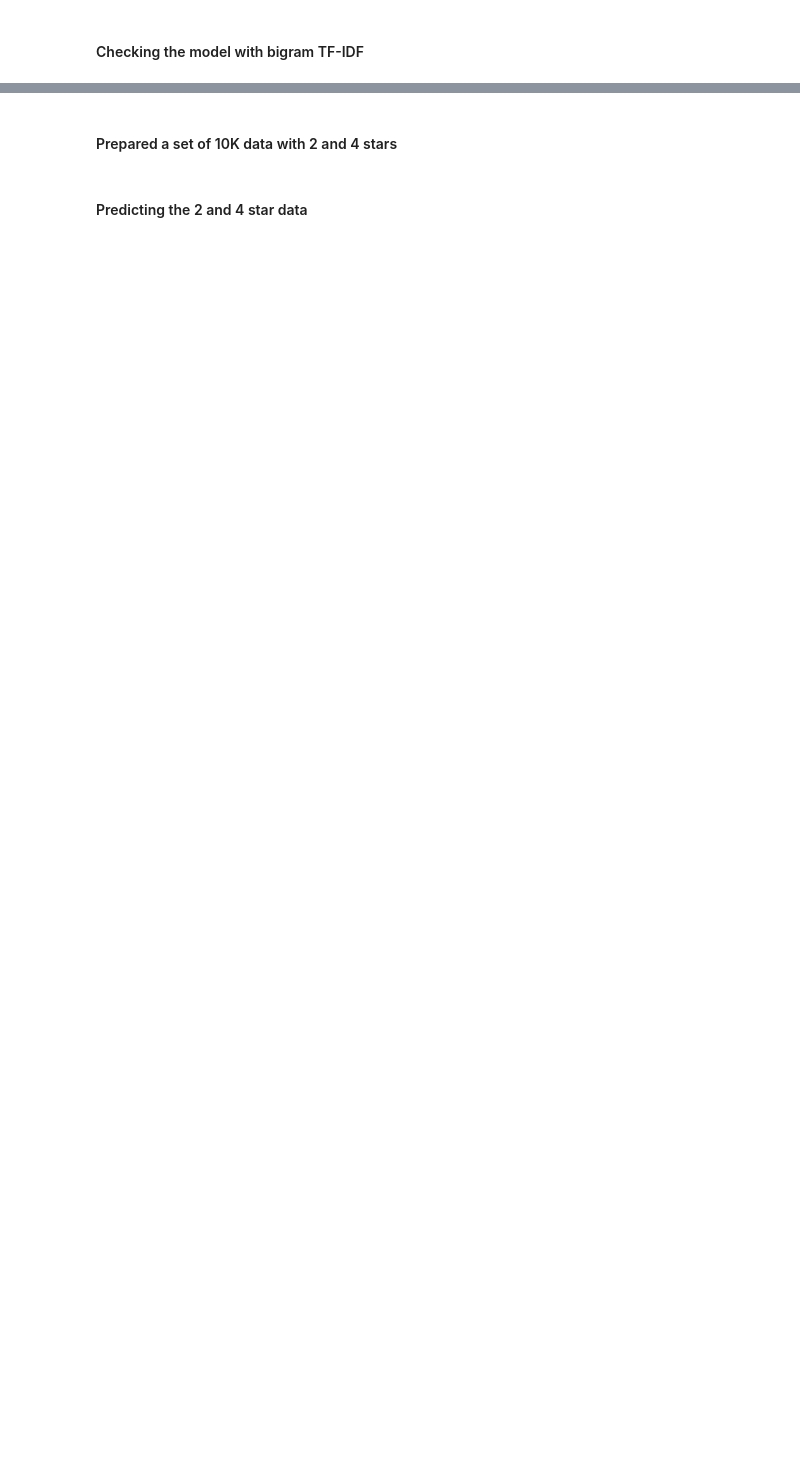
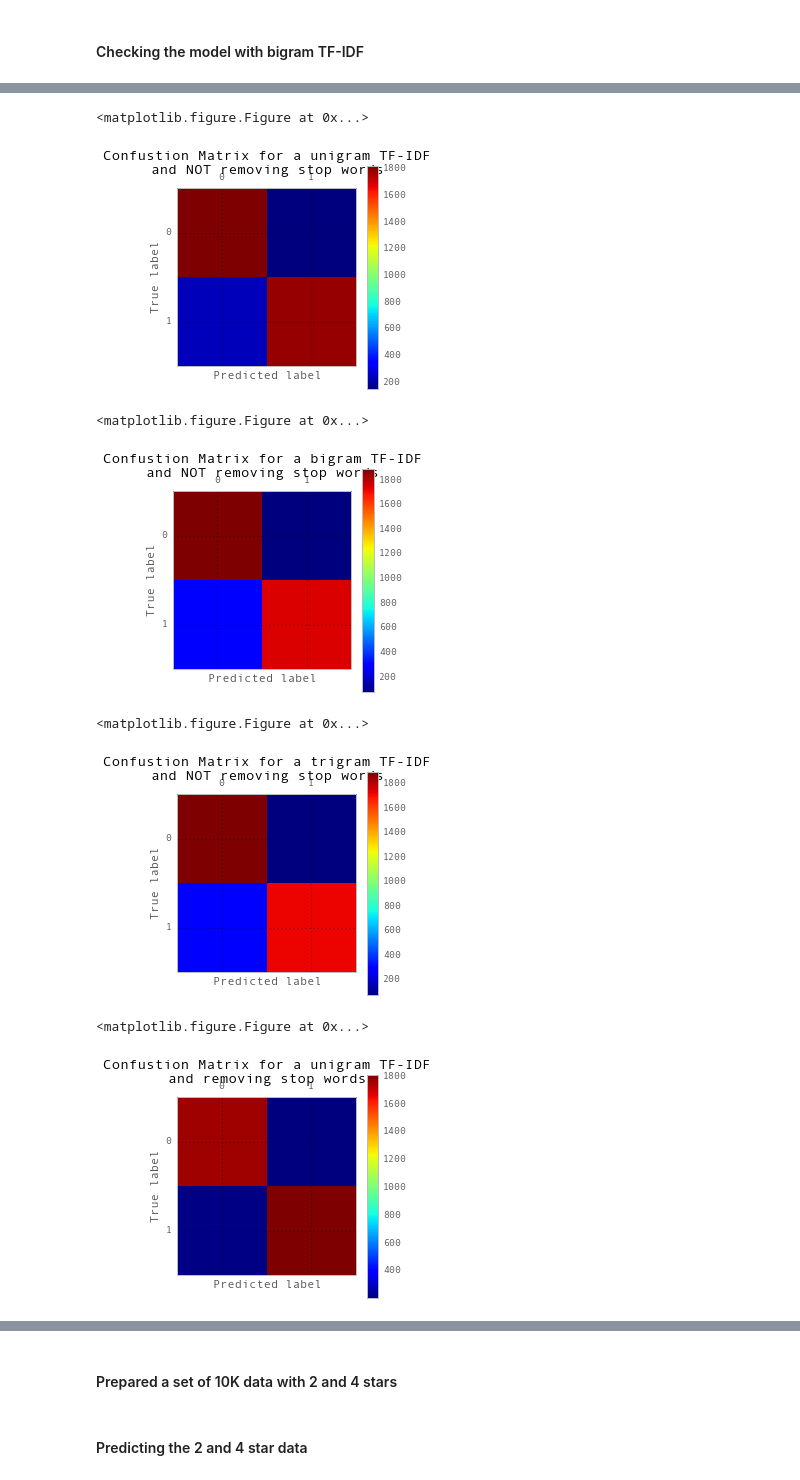
Before and after one commit to gitpaulsmith/Reviews, a Jupyter notebook: Scikit_NB.ipynb, the cells around one changed output, grey strips where cells are left out. Drawn from its saved outputs; the diff is of its cells as text; code cells hidden in the pictures; blank space fills up the shorter version.

```diff
--- a/Scikit_NB.ipynb
+++ b/Scikit_NB.ipynb
@@ -198,0 +203,19 @@ Train Score is  0.9902
+# %%
+
+makeConfusion_Matrix_Plot(cm_unigram_none,'Confustion Matrix for a unigram TF-IDF\nand NOT removing stop words',1)
+makeConfusion_Matrix_Plot(cm_bigram_none,'Confustion Matrix for a bigram TF-IDF\nand NOT removing stop words',2)
+makeConfusion_Matrix_Plot(cm_trigram_none,'Confustion Matrix for a trigram TF-IDF\nand NOT removing stop words',3)
+makeConfusion_Matrix_Plot(cm_unigram_eng,'Confustion Matrix for a unigram TF-IDF\nand removing stop words',4)
+makeConfusion_Matrix_Plot(cm_bigram_eng,'Confustion Matrix for a bigram TF-IDF\nand not removing stop words',5)
+makeConfusion_Matrix_Plot(cm_trigram_eng,'Confustion Matrix for a trigram TF-IDF\nand not removing stop words',6)
+
+makeConfusion_Matrix_Plot(best_cm,'Confustion Matrix for a BEST classifier',7)
+# %% [output]
+<matplotlib.figure.Figure at 0x...>
+[figure, added]
+<matplotlib.figure.Figure at 0x...>
+[figure, added]
+<matplotlib.figure.Figure at 0x...>
+[figure, added]
+<matplotlib.figure.Figure at 0x...>
+[figure, added]
```
Also changed, not shown: parts of 24 cells of this notebook.
